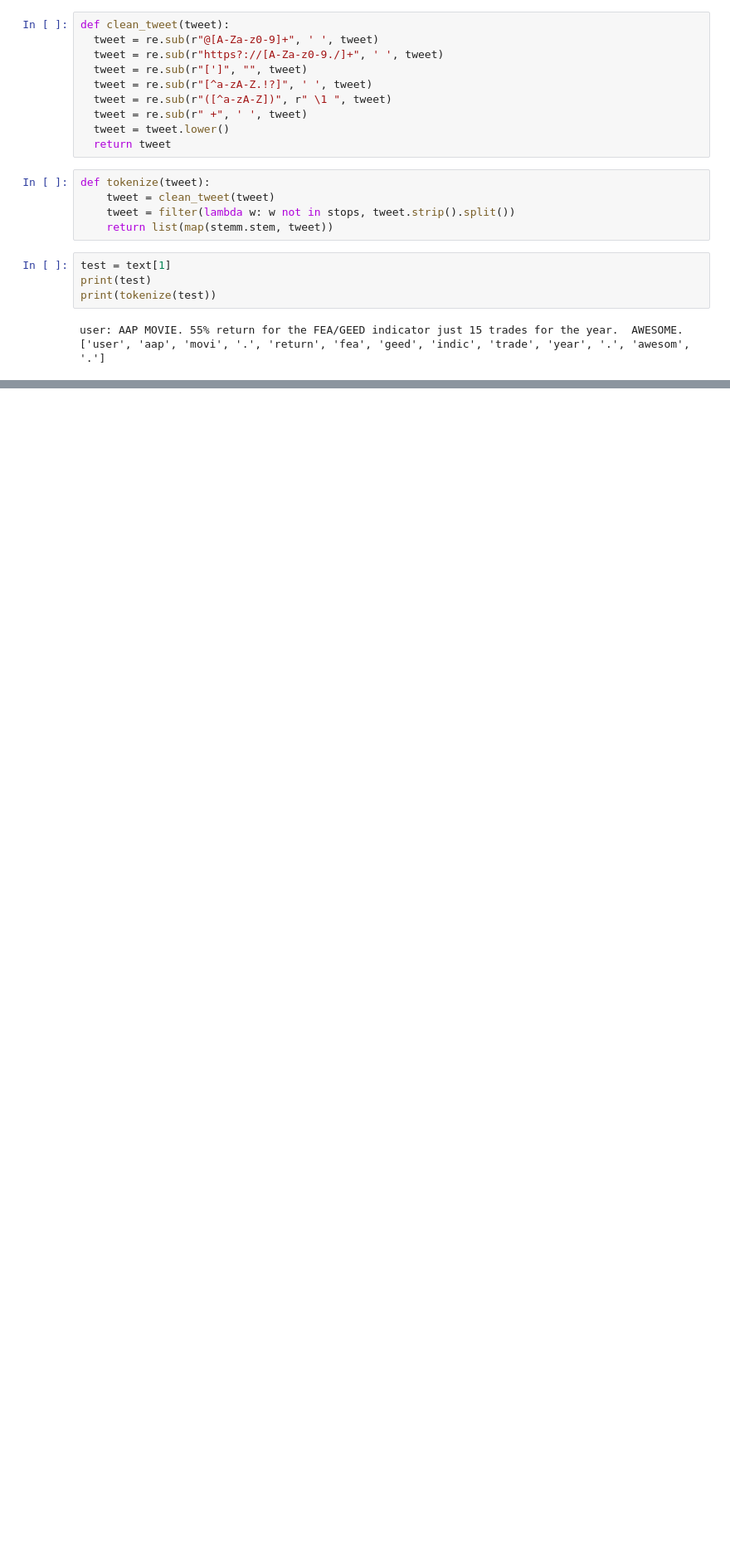
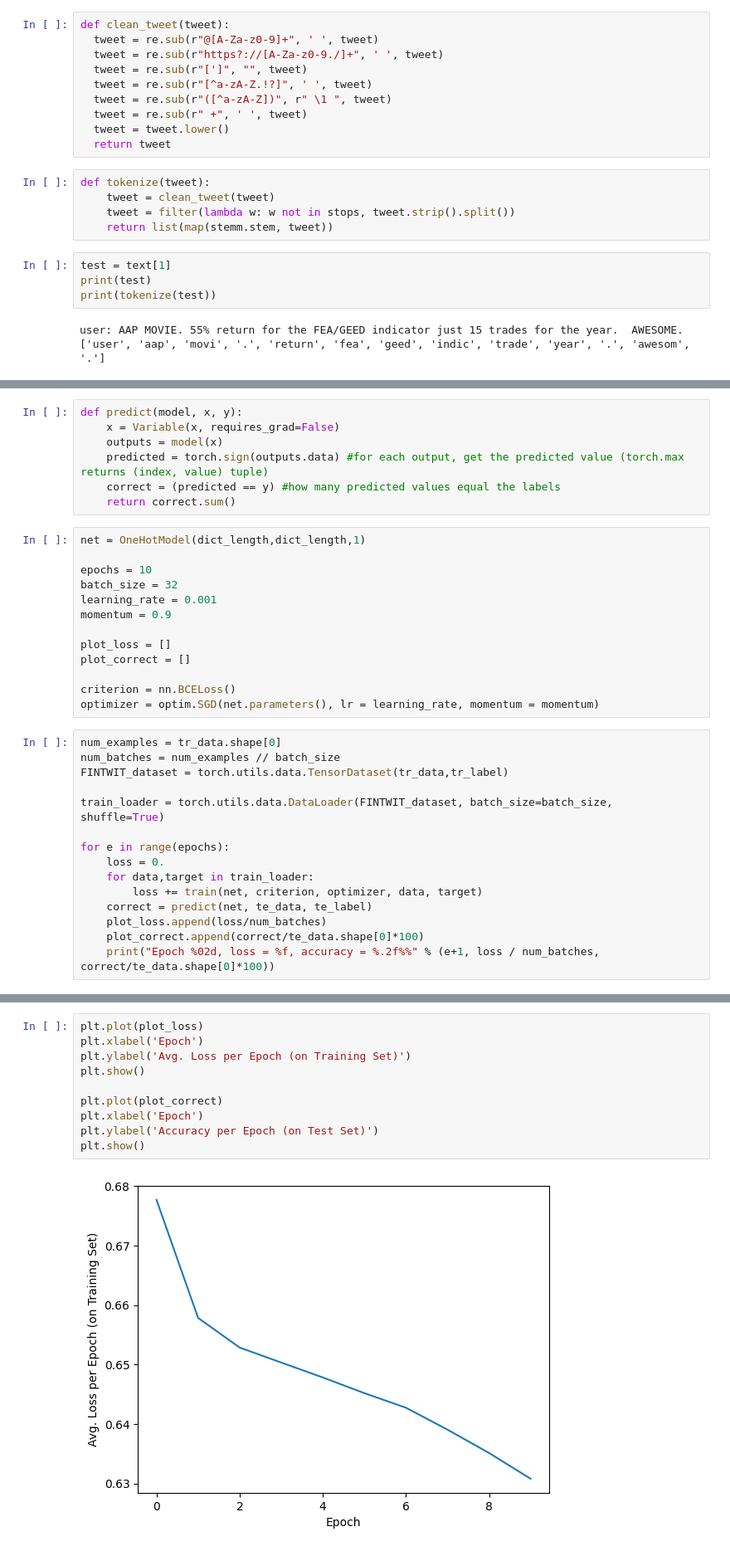
Before and after one commit to LocatorOfTangos/9444, a Jupyter notebook: RNN_sentiment_analysis.ipynb, the cells around one changed output, grey strips where cells are left out. Shown: that part at 83% size. Cells and saved outputs as stored; diff of their text form; blank space fills up the shorter version.

Commit message:
basic model setup to learn one-hot encoding of the financial tweet dataset. It is ineffective

```diff
--- a/RNN_sentiment_analysis.ipynb
+++ b/RNN_sentiment_analysis.ipynb
@@ -76,0 +135,35 @@ binary_encoded_tweets = [[1 if (n in t) else 0 for n in range(maxNum)] for t in
+# %%
+def predict(model, x, y):
+    x = Variable(x, requires_grad=False)
+    outputs = model(x)
+    predicted = torch.sign(outputs.data) #for each output, get the predicted value (torch.max returns (index, value) tuple)
+    correct = (predicted == y) #how many predicted values equal the labels
+    return correct.sum()
+# %%
+net = OneHotModel(dict_length,dict_length,1)
+
+epochs = 10
+batch_size = 32
+learning_rate = 0.001
+momentum = 0.9
+
+plot_loss = []
+plot_correct = []
+
+criterion = nn.BCELoss()
+optimizer = optim.SGD(net.parameters(), lr = learning_rate, momentum = momentum)
+# %%
+num_examples = tr_data.shape[0]
+num_batches = num_examples // batch_size
+FINTWIT_dataset = torch.utils.data.TensorDataset(tr_data,tr_label)
+
+train_loader = torch.utils.data.DataLoader(FINTWIT_dataset, batch_size=batch_size, shuffle=True)
+
+for e in range(epochs):
+    loss = 0.
+    for data,target in train_loader:
+        loss += train(net, criterion, optimizer, data, target)
+    correct = predict(net, te_data, te_label)
+    plot_loss.append(loss/num_batches)
+    plot_correct.append(correct/te_data.shape[0]*100)
+    print("Epoch %02d, loss = %f, accuracy = %.2f%%" % (e+1, loss / num_batches, correct/te_data.shape[0]*100))
@@ -76,0 +181,12 @@ binary_encoded_tweets = [[1 if (n in t) else 0 for n in range(maxNum)] for t in
+# %%
+plt.plot(plot_loss)
+plt.xlabel('Epoch')
+plt.ylabel('Avg. Loss per Epoch (on Training Set)')
+plt.show()
+
+plt.plot(plot_correct)
+plt.xlabel('Epoch')
+plt.ylabel('Accuracy per Epoch (on Test Set)')
+plt.show()
+# %% [output]
+[figure, added]
```
Also changed, not shown: parts of 13 cells of this notebook.
